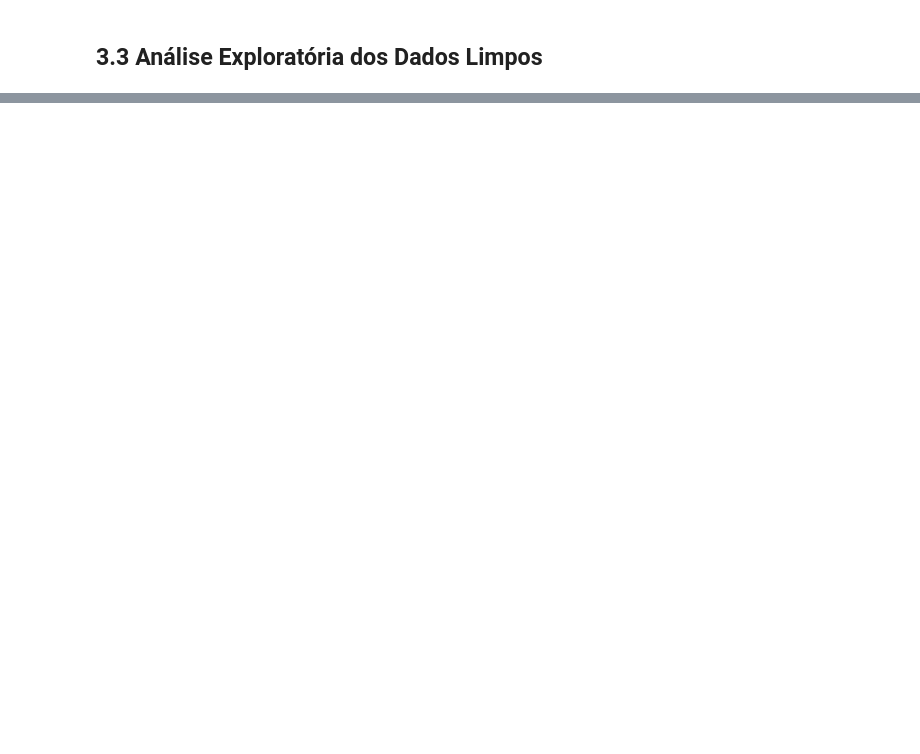
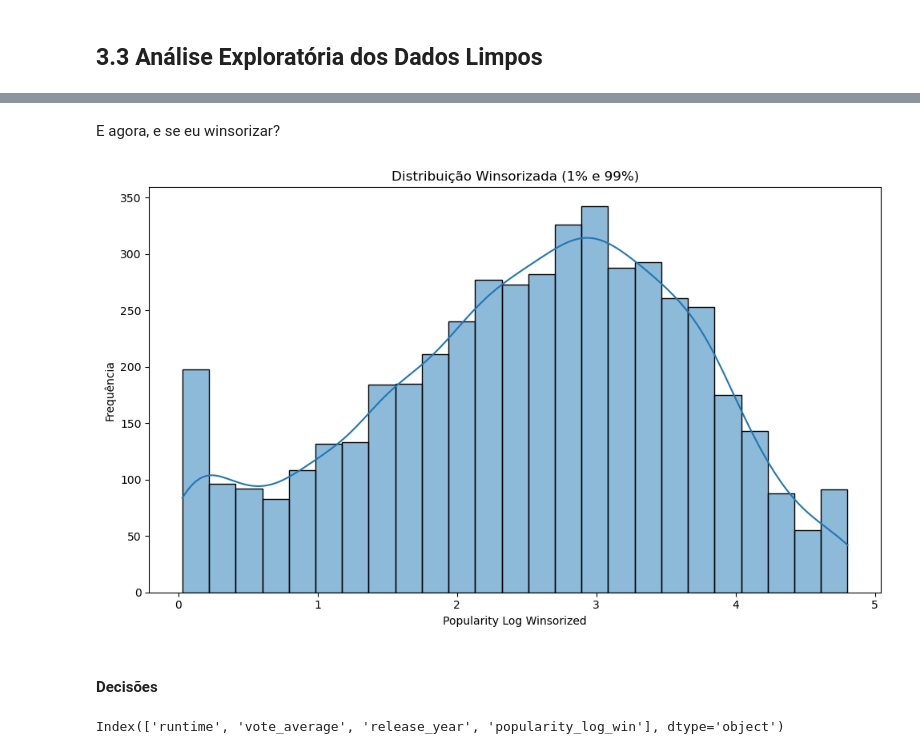
Before and after one commit to GuMauriz/projeto_recomendacao_filme, a Jupyter notebook: main.ipynb, the cells around one changed output, grey strips where cells are left out. Drawn from its saved outputs; the diff is of its cells as text; code cells hidden in the pictures; blank space fills up the shorter version.

```diff
--- a/main.ipynb
+++ b/main.ipynb
@@ -377,0 +493,20 @@ df_geral_clean.head(2)
+# %%
+import seaborn as sns
+
+# Defina as quantidades de bins que você quer testar
+lista_bins = [10, 30, 50, 100]
+
+# Cria um grid de 2x2 para os gráficos
+fig, axes = plt.subplots(2, 2, figsize=(14, 10))
+axes = axes.flatten() # Facilita a iteração
+
+for ax, b in zip(axes, lista_bins):
+    # Plota o histograma em cada "quadrado" do grid
+    sns.histplot(df_geral_clean['popularity'], bins=b, ax=ax, kde=False)
+
+    ax.set_title(f'Histograma com {b} bins')
+    ax.set_xlabel('Popularity')
+    ax.set_ylabel('Frequência')
+
+plt.tight_layout()
+plt.show()
@@ -377,0 +567,20 @@ df_geral_clean.head(2)
+# %% [markdown]
+E agora, e se eu winsorizar?
+# %%
+from scipy.stats import mstats
+
+# Winsorizar popularity_log no 1% e 99%
+df_new['popularity_log_winsorized'] = mstats.winsorize(df_new['popularity_log'], limits=[0.01, 0.01])
+
+# Plotar a distribuição winsorizada
+fig, ax = plt.subplots(figsize=(10, 6))
+sns.histplot(data=df_new, x="popularity_log_winsorized", kde=True, ax=ax)
+ax.set_title("Distribuição Winsorizada (1% e 99%)")
+ax.set_xlabel("Popularity Log Winsorized")
+ax.set_ylabel("Frequência")
+plt.tight_layout()
+plt.show()
+# %% [output]
+[figure, added]
+# %% [markdown]
+#### Decisões
@@ -377,0 +594,5 @@ df_geral_clean.head(2)
+# %%
+num_features = df_geral_clean.drop(columns=['movie_id']).select_dtypes(exclude=['object']).columns
+num_features
+# %% [output]
+Index(['runtime', 'vote_average', 'release_year', 'popularity_log_win'], dtype='object')
```
Also changed, not shown: parts of 28 cells of this notebook.
